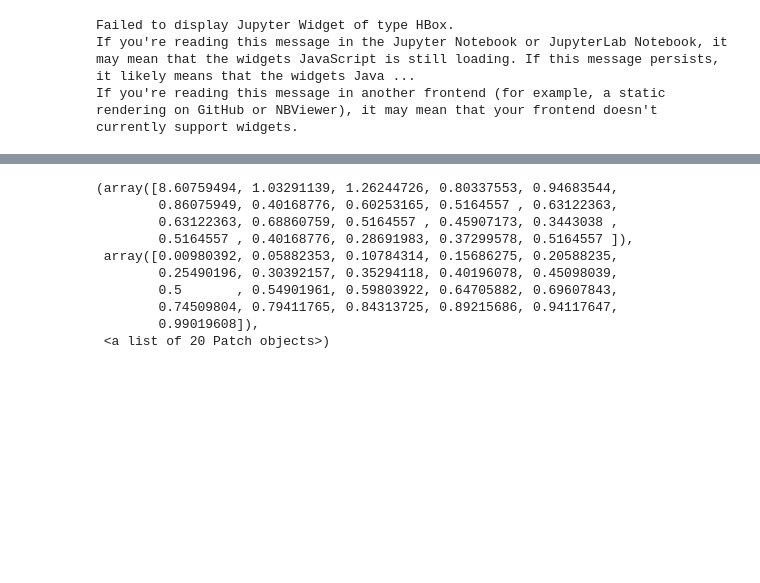
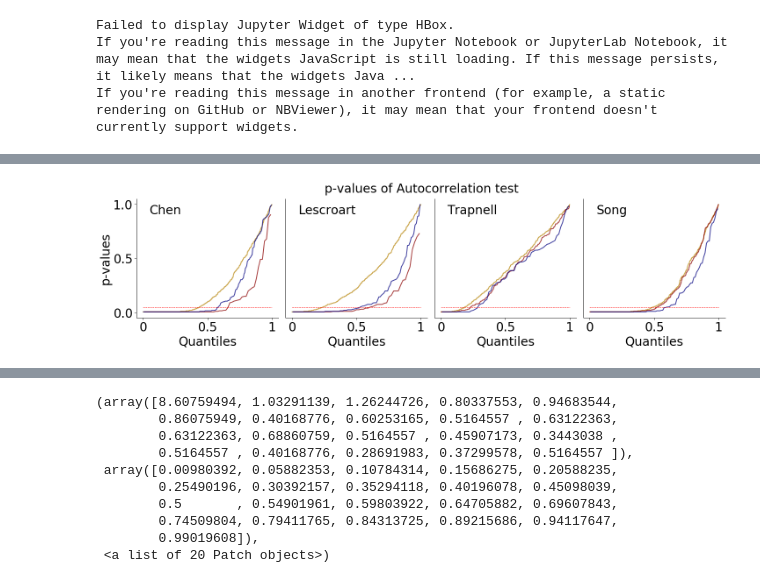
Before and after one commit to lareaulab/sc_binary_splicing, a Jupyter notebook: results/data_analysis/autocorrelation.ipynb, the cells around one changed output, grey strips where cells are left out. Drawn from its saved outputs; the diff is of its cells as text; code cells hidden in the pictures; blank space fills up the shorter version.

Commit message:
calculated p-values for autocorrelation in all datasets

```diff
--- a/results/data_analysis/autocorrelation.ipynb
+++ b/results/data_analysis/autocorrelation.ipynb
@@ -843,7 +823,7 @@ observed_exons = chen_PSI.index[chen_PSI.isna().mean(axis=1) <= (1-0.5)]
 test_exons = [x for x in observed_exons if x in int_exons]
 
 chen_exonwise_pvals = run_autocorrelation_test_exon_list(chen_PSI, chen_mrna_counts, test_exons,
-                             chen_pca_clust, W_chen, chen_norm_PSI, mock_rounds = 100)
+                             chen_pca_clust, W_chen, chen_norm_PSI, mock_rounds = 200)
 
 chen_exonwise_pvals.to_csv('chen_exonwise_pvals.tab', sep='\t', header=True, index=True)
 # %% [output]
@@ -852,0 +865,12 @@ If you're reading this message in another frontend (for example, a static render
+# %%
+# lescroart_norm_PSI = get_signature_matrix(lescroart_PSI)
+
+# W_lescroart = get_distance_matrix(lescroart_pca_clust, k=256)
+int_genes, int_exons = spu.get_int_events(lescroart_PSI, lescroart_mrna_counts, 0.05)
+observed_exons = lescroart_PSI.index[lescroart_PSI.isna().mean(axis=1) <= (1-0.5)]
+test_exons = [x for x in observed_exons if x in int_exons]
+
+lescroart_exonwise_pvals = run_autocorrelation_test_exon_list(lescroart_PSI, lescroart_mrna_counts, test_exons,
+                             lescroart_pca_clust, W_lescroart, lescroart_norm_PSI, mock_rounds = 200)
+
+lescroart_exonwise_pvals.to_csv('lescroart_exonwise_pvals.tab', sep='\t', header=True, index=True)
@@ -852,0 +881,81 @@ If you're reading this message in another frontend (for example, a static render
+# %%
+def plot_pvalues(ax, pval_df, filtered_PSI, rfiltered_PSI, min_obs = 0.5):
+
+    selected_mrna = [x for x in filtered_PSI.index[filtered_PSI.isna().mean(axis=1) <= min_obs] if x in pval_df.index]
+    selected_read = [x for x in rfiltered_PSI.index[rfiltered_PSI.isna().mean(axis=1) <= min_obs] if x in pval_df.index]
+
+
+    current_palette = sns.color_palette('dark')
+
+    pplot_1 = probplot(pval_df.pvals, dist='uniform')[0]
+    pplot_2 = probplot(pval_df.loc[selected_read, 'pvals'], dist='uniform')[0]
+#     pplot_3 = probplot(pvals.loc[selected_mrna_only, 'pvals'], dist='uniform')[0]
+    pplot_4 = probplot(pval_df.loc[selected_mrna, 'pvals'], dist='uniform')[0]
+
+    ax.plot(pplot_1[0], pplot_1[1], alpha = 0.75, c=current_palette[4], label='all exons', linewidth=2)
+    ax.plot(pplot_2[0], pplot_2[1], alpha = 0.75, c='darkred', label='read filter', linewidth=2)
+#     ax.plot(pplot_3[0], pplot_3[1], alpha = 0.75, c='forestgreen', label='mRNA only filter', linewidth=2)
+    ax.plot(pplot_4[0], pplot_4[1], alpha = 0.75, c='navy', label='combined filter', linewidth=2)
+    ax.plot([0, 1], [0.05, 0.05], 'r--', linewidth=1)
+    ax.set_xlabel('Quantiles', fontsize=28)
+    ax.tick_params(labelsize=28, length=5)
+
+    ax.spines["right"].set_visible(False)
+    ax.spines["top"].set_visible(False)
+
+
+    ax.set_xticks([0, 0.5, 1])
+    ax.set_xticklabels(['0', '0.5', '1'])
+
+    ax.tick_params(labelsize=28, length=5)
+
+
+
+figsize(24, 5)
+fig = plt.figure()
+
+fig.suptitle('p-values of Autocorrelation test', fontsize=28)
+
+gs = GridSpec(1,4)
+gs.update(wspace=0.05, hspace=1.05)
+
+ax_1 = fig.add_subplot(gs[0,0])
+ax_2 = fig.add_subplot(gs[0,1])
+ax_3 = fig.add_subplot(gs[0,2])
+ax_4 = fig.add_subplot(gs[0,3])
+
+ax_1.set_ylim((-0.05,1.05))
+ax_2.set_ylim((-0.05,1.05))
+ax_3.set_ylim((-0.05,1.05))
+ax_4.set_ylim((-0.05,1.05))
+
+plot_pvalues(ax_1, chen_exonwise_pvals, chen_filtered_lax[0], chen_filtered_lax_reads[0])
+plot_pvalues(ax_2, lescroart_exonwise_pvals, lescroart_filtered_lax[0], lescroart_filtered_lax_reads[0])
+plot_pvalues(ax_3, trapnell_exonwise_pvals, trapnell_filtered_lax[0], trapnell_filtered_lax_reads[0])
+plot_pvalues(ax_4, song_exonwise_pvals, song_filtered_lax[0], song_filtered_lax_reads[0])
+
+plt.setp(ax_2.get_yticklabels(), visible=False)
+plt.setp(ax_3.get_yticklabels(), visible=False)
+plt.setp(ax_4.get_yticklabels(), visible=False)
+ax_2.yaxis.set_ticks_position('none')
+ax_3.yaxis.set_ticks_position('none')
+ax_4.yaxis.set_ticks_position('none')
+
+
+ax_1.text(0.05, 1, 'Chen', fontsize=28, verticalalignment='top')
+ax_2.text(0.05, 1, 'Lescroart', fontsize=28, verticalalignment='top')
+ax_3.text(0.05, 1, 'Trapnell', fontsize=28, verticalalignment='top')
+ax_4.text(0.05, 1, 'Song', fontsize=28, verticalalignment='top')
+
+# ax_3.set_xticks([0, 0.5, 1], ['0', '0.5', '1'])
+
+ax_1.set_ylabel('p-values', fontsize = 28)
+# ax_4.legend(loc='center left', frameon=False, fontsize=14)
+
+# plt.savefig('plots_review/figure3/autocorrelation/pvalues_3sets.svg', bbox_inches='tight', transparent=True)
+# plt.savefig('plots_review/figure3/autocorrelation/pvalues_3sets.pdf', bbox_inches='tight', transparent=True)
+# plt.savefig('plots_review/figure3/autocorrelation/pvalues_3sets.png', dpi=300, bbox_inches='tight', transparent=True)
+
+plt.show()
+# %% [output]
+[figure, added]
```
Also changed, not shown: parts of 12 cells of this notebook, 7 other files.
